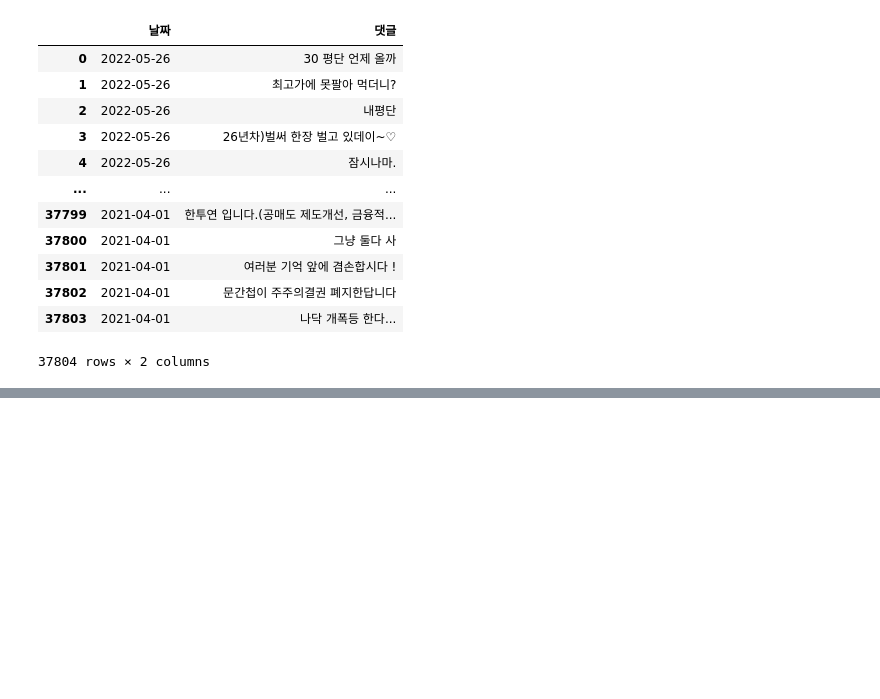
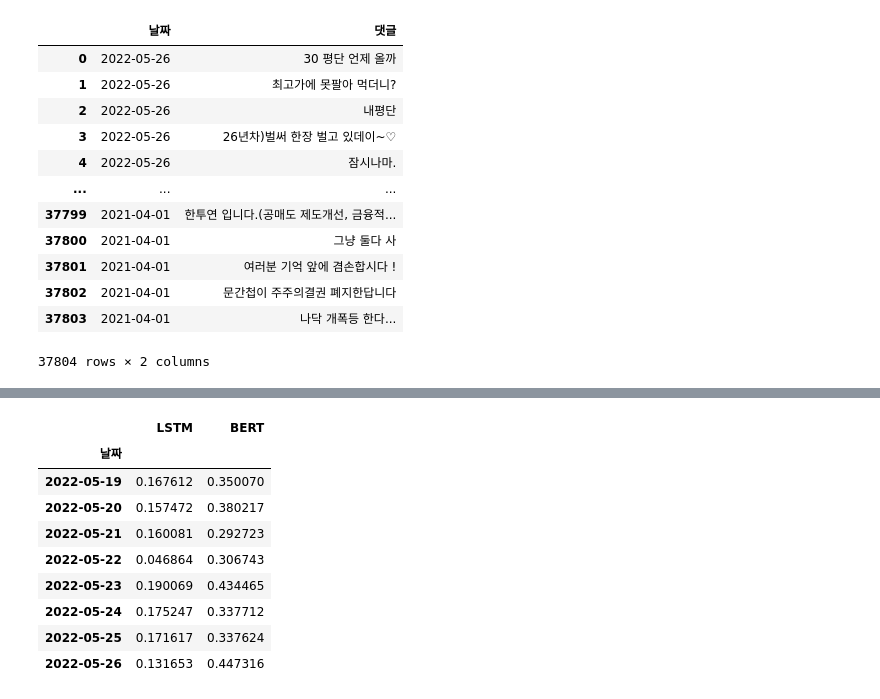
Before and after one commit to dbwlgns15/ANOTHER_SENSE, a Jupyter notebook: 6_1년공포탐욕시각화.ipynb, the cells around one changed output, grey strips where cells are left out. Cells and saved outputs as stored; diff of their text form; code cells hidden in the pictures; blank space fills up the shorter version.

```diff
--- a/6_1년공포탐욕시각화.ipynb
+++ b/6_1년공포탐욕시각화.ipynb
@@ -69,0 +149,14 @@ df
+# %%
+df3 = df2.groupby(df2['날짜']).mean()
+df3
+# %% [output]
+|  | LSTM | BERT |
+| 날짜 |  |  |
+| 2022-05-19 | 0.167612 | 0.350070 |
+| 2022-05-20 | 0.157472 | 0.380217 |
+| 2022-05-21 | 0.160081 | 0.292723 |
+| 2022-05-22 | 0.046864 | 0.306743 |
+| 2022-05-23 | 0.190069 | 0.434465 |
+| 2022-05-24 | 0.175247 | 0.337712 |
+| 2022-05-25 | 0.171617 | 0.337624 |
+| 2022-05-26 | 0.131653 | 0.447316 |
```
Also changed, not shown: parts of 11 cells of this notebook, 4 other files.
